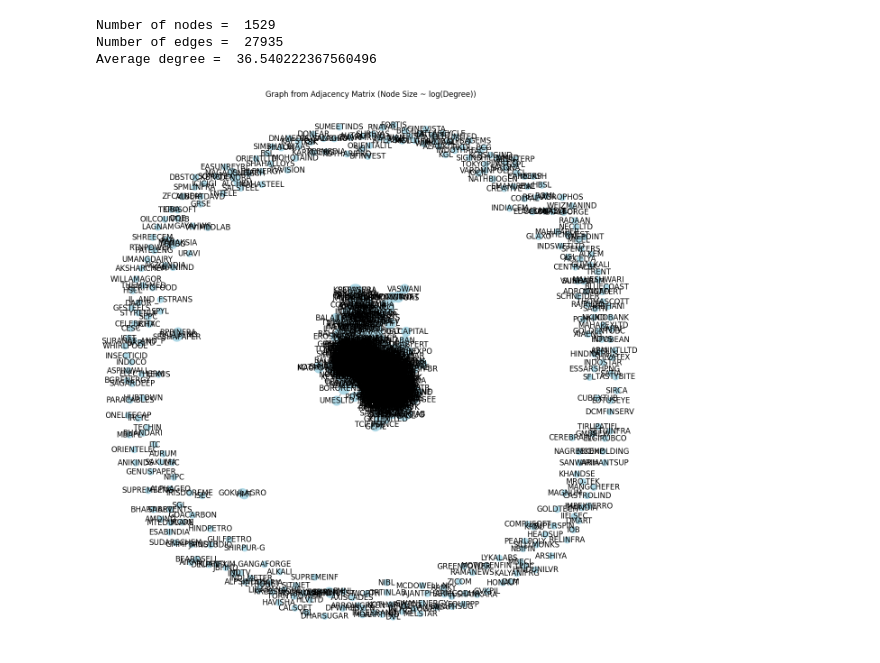
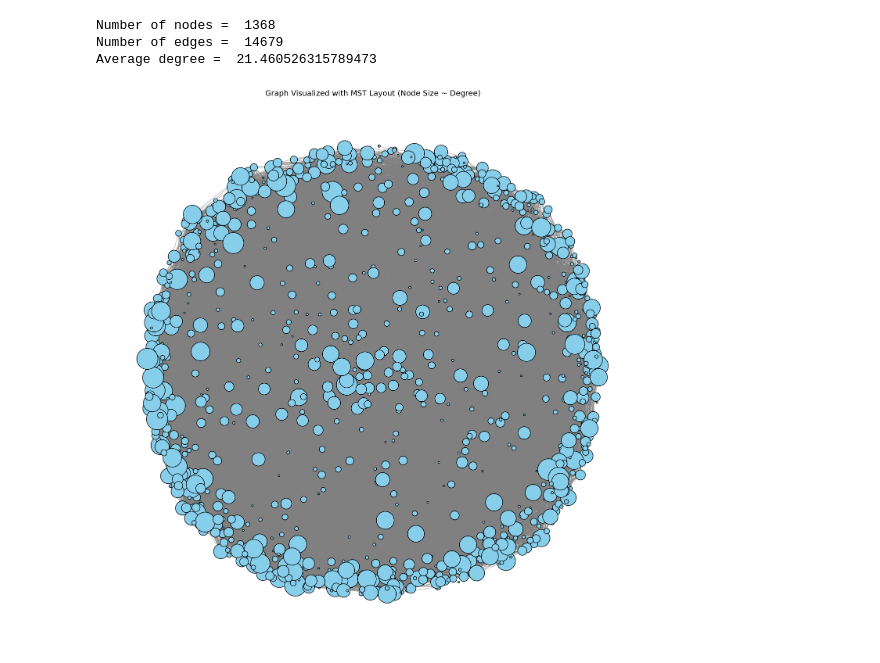
Before and after one commit to sjjoshi3011/stock-market-crisis-analysis, a Jupyter notebook: final.ipynb, the cells around one changed output. Drawn from its saved outputs; the diff is of its cells as text; code cells hidden in the pictures.

```diff
--- a/final.ipynb
+++ b/final.ipynb
@@ -1,8 +1,8 @@
 # %%
 from combine_all_nse import combine_csv
-out_name = "timeframe_2020"
-start_date = "2020-01-01"
-end_date = "2021-01-01"
+out_name = "timeframe_2017_2019"
+start_date = "2017-01-01"
+end_date = "2019-01-01"
 combine_csv(out_name = out_name, start_date = start_date, end_date = end_date)
 # %%
 from preprocessing import preprocess
@@ -19,13 +19,13 @@ print("Number of nodes = ", G.number_of_nodes())
 print("Number of edges = ", G.number_of_edges())
 print("Average degree = ", sum([d for (n, d) in nx.degree(G)]) / float(G.number_of_nodes()))
 # %% [output]
-Number of nodes =  1529
-Number of edges =  27935
-Average degree =  36.540222367560496
+Number of nodes =  1368
+Number of edges =  14679
+Average degree =  21.460526315789473
 # %%
-plot_graph(G)
+plot_mst_graph(G)
 # %% [output]
-[figure, old version]
+[figure, new version]
 # %%
 from degree_analysis import plot_degree_dist
 plot_degree_dist(G)
```
Also changed, not shown: parts of 6 cells of this notebook, 5 other files.
